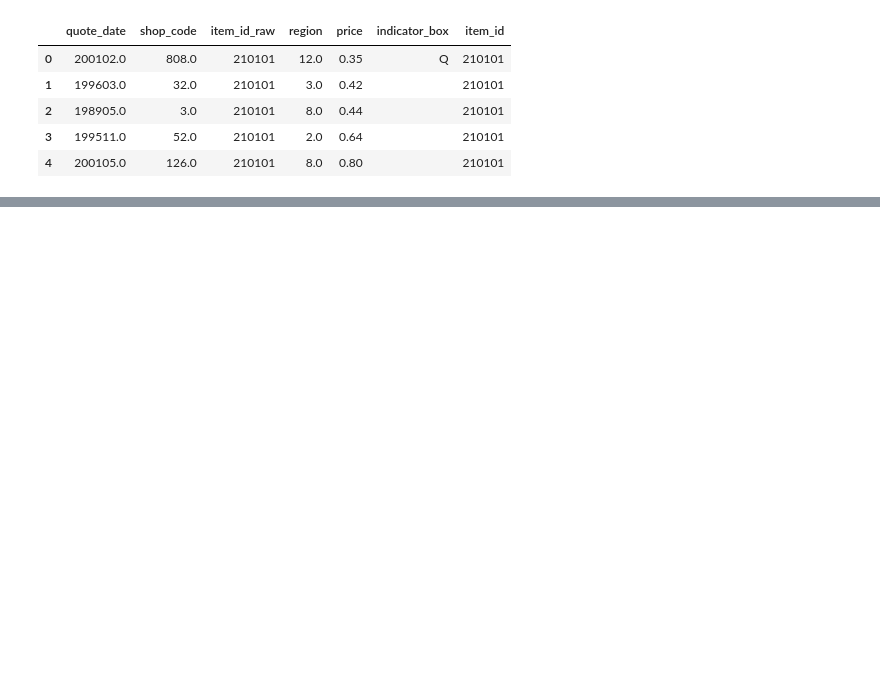
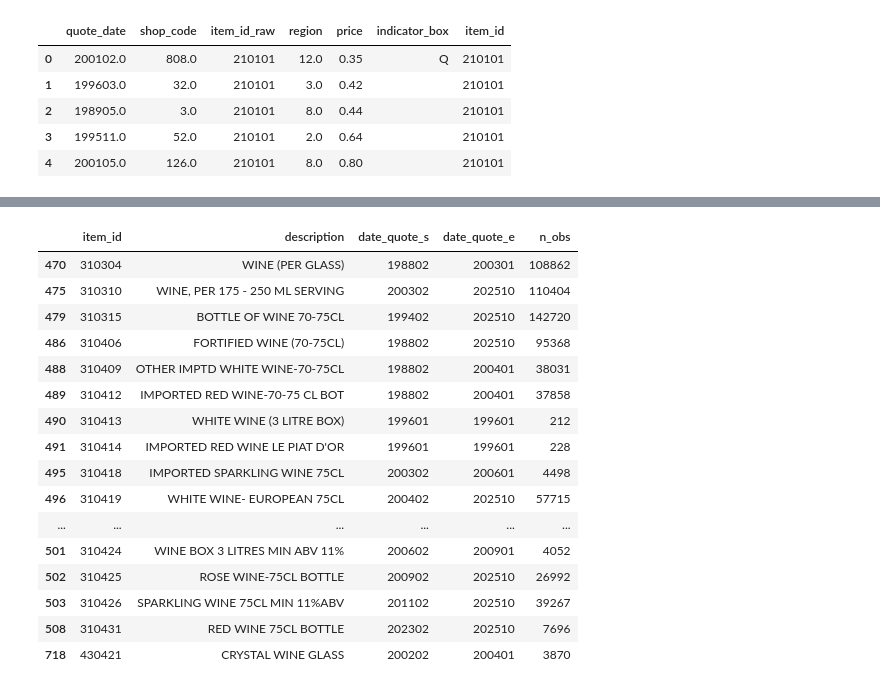
Before and after one commit to juanxgi83/juanxgi83.github.io, a Jupyter notebook: jupyter_notebooks/lrpd_price_analysis.ipynb, the cells around one changed output, grey strips where cells are left out. Saved outputs shown, nothing was run; the diff lists cells and outputs as text; code cells hidden in the pictures; blank space fills up the shorter version.

```diff
--- a/jupyter_notebooks/lrpd_price_analysis.ipynb
+++ b/jupyter_notebooks/lrpd_price_analysis.ipynb
@@ -14,3 +13,6 @@ prices.head()
 | 2 | 198905.0 | 3.0 | 210101 | 8.0 | 0.44 |  | 210101 |
 | 3 | 199511.0 | 52.0 | 210101 | 2.0 | 0.64 |  | 210101 |
 | 4 | 200105.0 | 126.0 | 210101 | 8.0 | 0.80 |  | 210101 |
+# %%
+items = pd.read_parquet('https://autocpi-public.s3.eu-west-2.amazonaws.com/lrpd/db_item.parquet', engine='fastparquet')
+items.head()
@@ -16,0 +57,20 @@ prices.head()
+# %%
+items[items['description'].str.contains('wine', case=False)]
+# %% [output]
+|  | item_id | description | date_quote_s | date_quote_e | n_obs |
+| 470 | 310304 | WINE (PER GLASS) | 198802 | 200301 | 108862 |
+| 475 | 310310 | WINE, PER 175 - 250 ML SERVING | 200302 | 202510 | 110404 |
+| 479 | 310315 | BOTTLE OF WINE 70-75CL | 199402 | 202510 | 142720 |
+| 486 | 310406 | FORTIFIED WINE (70-75CL) | 198802 | 202510 | 95368 |
+| 488 | 310409 | OTHER IMPTD WHITE WINE-70-75CL | 198802 | 200401 | 38031 |
+| 489 | 310412 | IMPORTED RED WINE-70-75 CL BOT | 198802 | 200401 | 37858 |
+| 490 | 310413 | WHITE WINE (3 LITRE BOX) | 199601 | 199601 | 212 |
+| 491 | 310414 | IMPORTED RED WINE LE PIAT D'OR | 199601 | 199601 | 228 |
+| 495 | 310418 | IMPORTED SPARKLING WINE 75CL | 200302 | 200601 | 4498 |
+| 496 | 310419 | WHITE WINE- EUROPEAN 75CL | 200402 | 202510 | 57715 |
+| ... | ... | ... | ... | ... | ... |
+| 501 | 310424 | WINE BOX 3 LITRES MIN ABV 11% | 200602 | 200901 | 4052 |
+| 502 | 310425 | ROSE WINE-75CL BOTTLE | 200902 | 202510 | 26992 |
+| 503 | 310426 | SPARKLING WINE 75CL MIN 11%ABV | 201102 | 202510 | 39267 |
+| 508 | 310431 | RED WINE 75CL BOTTLE | 202302 | 202510 | 7696 |
+| 718 | 430421 | CRYSTAL WINE GLASS | 200202 | 200401 | 3870 |
```
Also changed, not shown: parts of 12 cells of this notebook, 2 other files.
